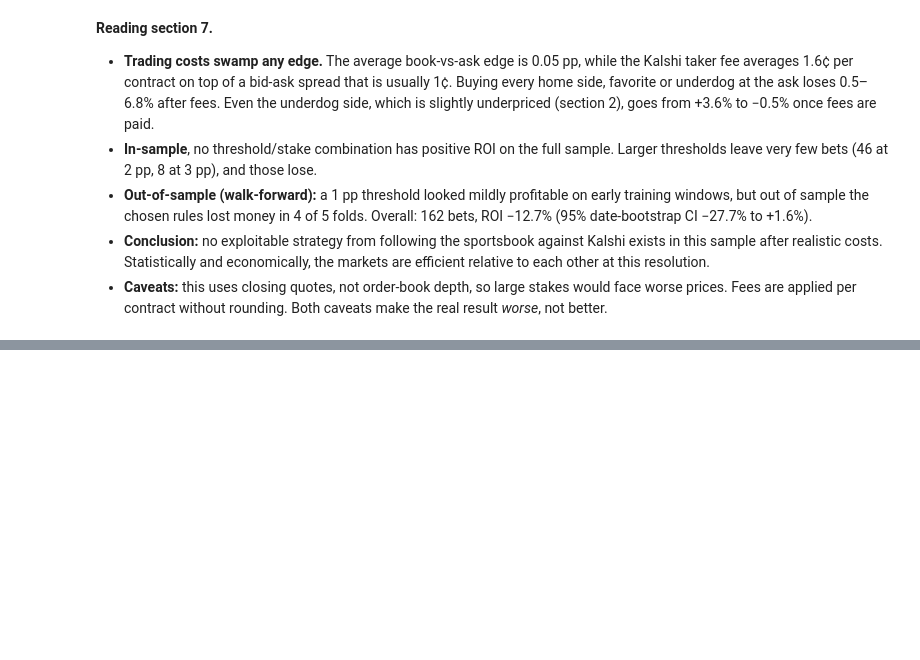
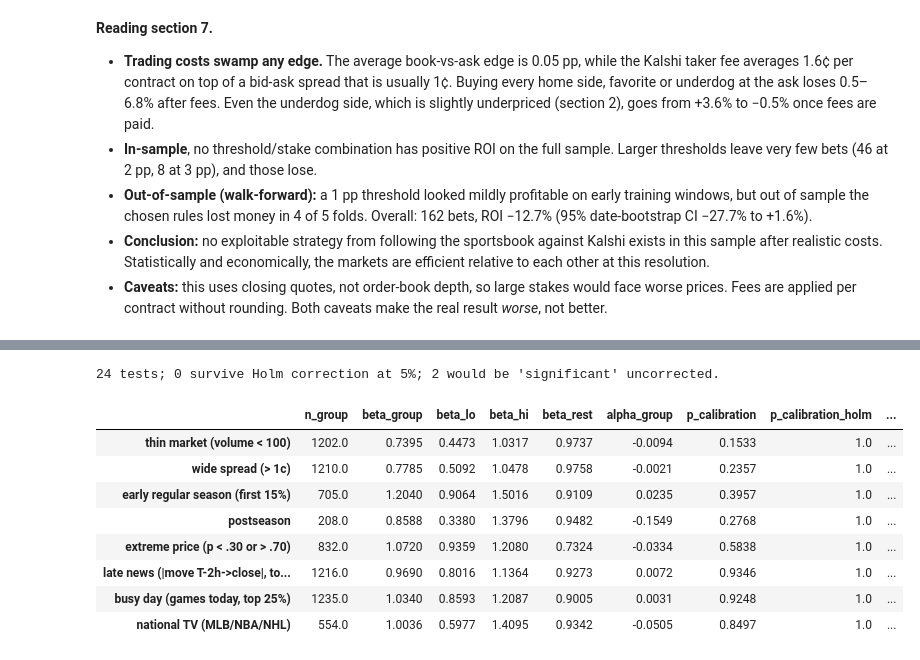
Before and after one commit to harrison-hal3sworth/predmarketproject, a Jupyter notebook: analysis/models_complete.ipynb, the cells around one changed output, grey strips where cells are left out. Cells and saved outputs as stored; diff of their text form; code cells hidden in the pictures; blank space fills up the shorter version.

```diff
--- a/analysis/models_complete.ipynb
+++ b/analysis/models_complete.ipynb
@@ -774,0 +1025,56 @@ Out-of-sample: 162 bets, staked 152.3 units, P&L -19.3, ROI -12.65%  (95% date-b
+# %%
+# 9. Pre-specified subgroups -> calibration, difference-from-rest and semi-strong tests, Holm-corrected
+from statsmodels.stats.multitest import multipletests
+
+ALL = pd.Series(True, index=df.index)
+top_q = lambda s: s >= s.quantile(0.75)
+SUBGROUPS = [  # (name, universe, subgroup within universe) -- fixed in advance, see table above
+    ("thin market (volume < 100)", ALL, df["low_volume"].astype(bool)),
+    ("wide spread (> 1c)", ALL, df["ba_spread_c"] > 1.0001),
+    ("early regular season (first 15%)", ~df["postseason"].astype(bool), df["season_progress"] < 0.15),
+    ("postseason", ALL, df["postseason"].astype(bool)),
+    ("extreme price (p < .30 or > .70)", ALL, (df["p_kalshi"] < 0.30) | (df["p_kalshi"] > 0.70)),
+    ("busy day (games today, top 25%)", ALL, top_q(df["n_games_today"])),
+]
+if "move_2h" in df:
+    SUBGROUPS.insert(5, ("late news (|move T-2h->close|, top 25%)", df["move_2h"].notna(), top_q(df["move_2h"].abs())))
+if "national_tv" in df:
+    SUBGROUPS.append(("national TV (MLB/NBA/NHL)", (df["sport"] != "nfl") & df["national_tv"].notna(), df["national_tv"] == 1))
+
+
+def subgroup_tests(uni, grp):
+    u = df[uni].copy()
+    u["g"] = grp[uni].astype(int)
+    G, R = u[u["g"] == 1], u[u["g"] == 0]
+    _, cg = calibration_fit(G, "logit_kalshi")
+    _, cr = calibration_fit(R, "logit_kalshi")
+    inter = smf.logit("home_win ~ logit_kalshi * g", data=u).fit(disp=0, **cluster(u))
+    diff = inter.wald_test("g = 0, logit_kalshi:g = 0", scalar=True)
+    e = encompassing(G)
+    return {"n_group": len(G), "n_rest": len(R),
+            "beta_group": cg["beta"], "beta_lo": cg["beta_lo"], "beta_hi": cg["beta_hi"],
+            "alpha_group": cg["alpha"], "beta_rest": cr["beta"],
+            "p_calibration": cg["wald_p"], "p_differs": float(diff.pvalue), "p_book_adds": e["bk_p"]}
+
+
+sub = pd.DataFrame({name: subgroup_tests(uni, grp) for name, uni, grp in SUBGROUPS}).T
+PCOLS = ["p_calibration", "p_differs", "p_book_adds"]
+flat = sub[PCOLS].to_numpy().ravel()
+reject, p_holm, _, _ = multipletests(flat, alpha=0.05, method="holm")
+for j, c in enumerate(PCOLS):
+    sub[c + "_holm"] = p_holm.reshape(len(sub), len(PCOLS))[:, j]
+print(f"{len(flat)} tests; {int(reject.sum())} survive Holm correction at 5%; "
+      f"{int((flat < 0.05).sum())} would be 'significant' uncorrected.")
+sub[["n_group", "beta_group", "beta_lo", "beta_hi", "beta_rest", "alpha_group",
+     "p_calibration", "p_calibration_holm", "p_differs", "p_differs_holm", "p_book_adds", "p_book_adds_holm"]].round(4)
+# %% [output]
+24 tests; 0 survive Holm correction at 5%; 2 would be 'significant' uncorrected.
+|  | n_group | beta_group | beta_lo | beta_hi | beta_rest | alpha_group | p_calibration | p_calibration_holm | ... |
+| thin market (volume < 100) | 1202.0 | 0.7395 | 0.4473 | 1.0317 | 0.9737 | -0.0094 | 0.1533 | 1.0 | ... |
+| wide spread (> 1c) | 1210.0 | 0.7785 | 0.5092 | 1.0478 | 0.9758 | -0.0021 | 0.2357 | 1.0 | ... |
+| early regular season (first 15%) | 705.0 | 1.2040 | 0.9064 | 1.5016 | 0.9109 | 0.0235 | 0.3957 | 1.0 | ... |
+| postseason | 208.0 | 0.8588 | 0.3380 | 1.3796 | 0.9482 | -0.1549 | 0.2768 | 1.0 | ... |
+| extreme price (p < .30 or > .70) | 832.0 | 1.0720 | 0.9359 | 1.2080 | 0.7324 | -0.0334 | 0.5838 | 1.0 | ... |
+| late news (|move T-2h->close|, to... | 1216.0 | 0.9690 | 0.8016 | 1.1364 | 0.9273 | 0.0072 | 0.9346 | 1.0 | ... |
+| busy day (games today, top 25%) | 1235.0 | 1.0340 | 0.8593 | 1.2087 | 0.9005 | 0.0031 | 0.9248 | 1.0 | ... |
+| national TV (MLB/NBA/NHL) | 554.0 | 1.0036 | 0.5977 | 1.4095 | 0.9342 | -0.0505 | 0.8497 | 1.0 | ... |
```
Also changed, not shown: parts of 13 cells of this notebook, 2 other files.
